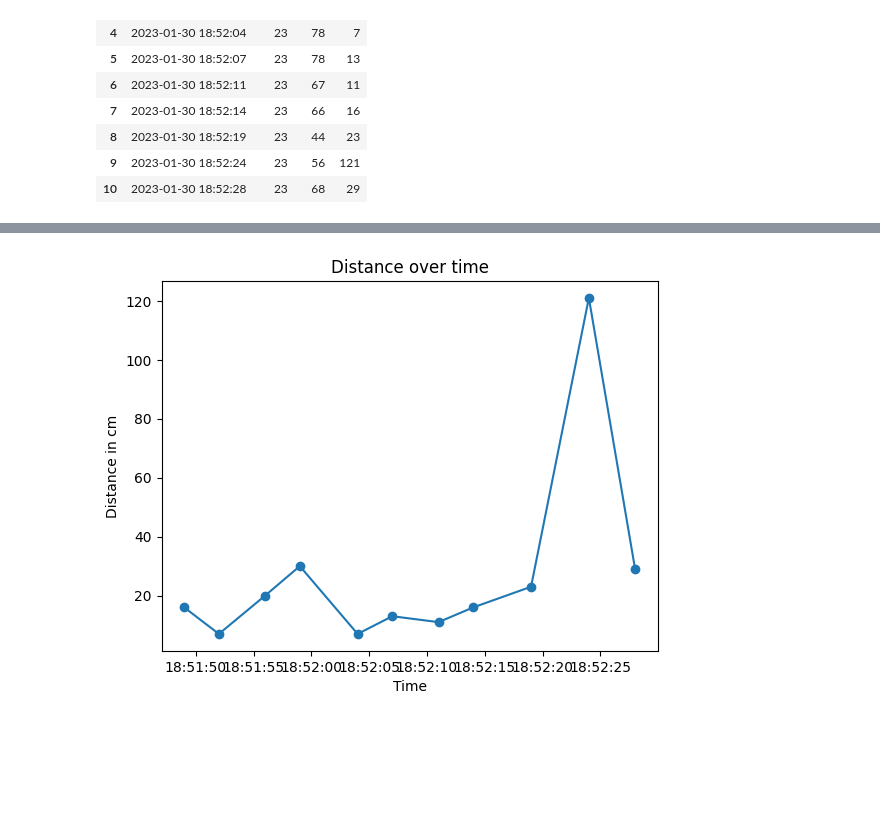
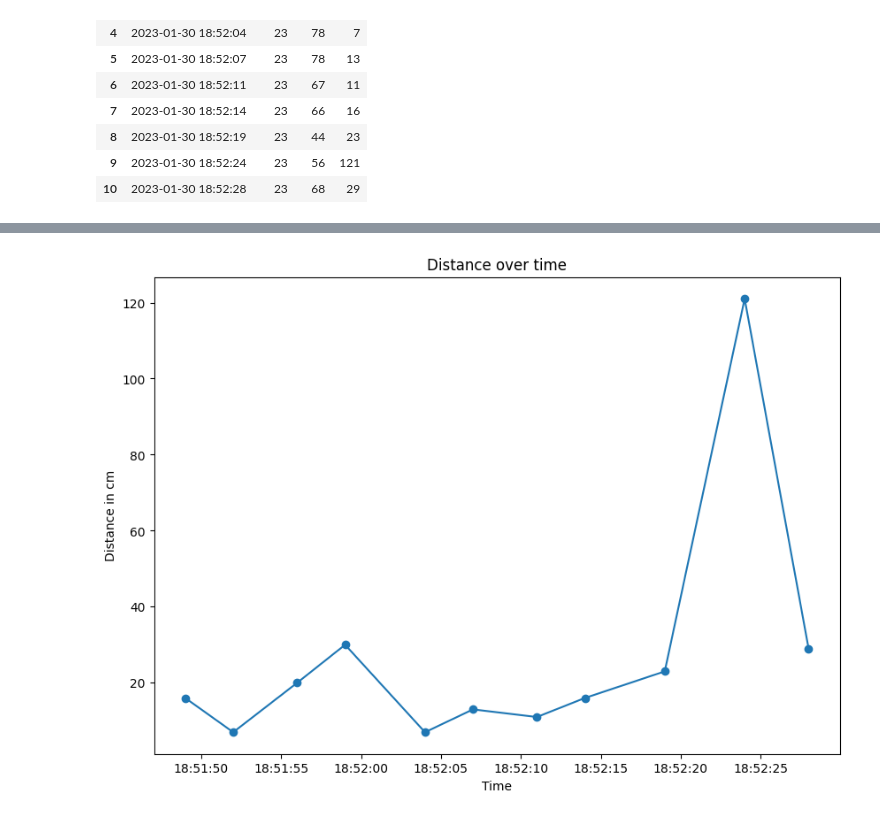
Before and after one commit to xdf8/idb, a Jupyter notebook: data_analysis.ipynb, the cells around one changed output, grey strips where cells are left out. Saved outputs shown, nothing was run; the diff lists cells and outputs as text; code cells hidden in the pictures; blank space fills up the shorter version.

```diff
--- a/data_analysis.ipynb
+++ b/data_analysis.ipynb
@@ -56,9 +58,10 @@ plt.show()
 # %%
+plt.figure(figsize=(10, 7))
 plt.scatter(x = df['time'], y = df['dist'])
 plt.plot(df['time'], df['dist'])
 plt.title('Distance over time')
 plt.xlabel('Time')
 plt.ylabel('Distance in cm')
 plt.show()
 # %% [output]
-[figure, old version]
+[figure, new version]
```
Also changed, not shown: parts of 2 cells of this notebook.
